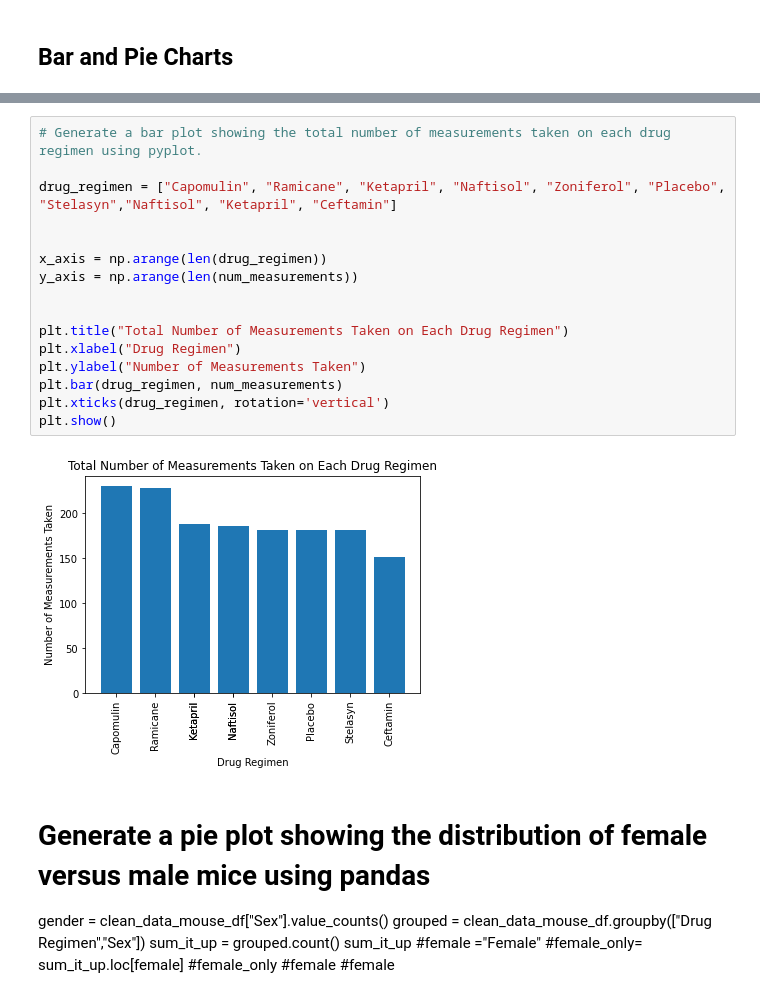
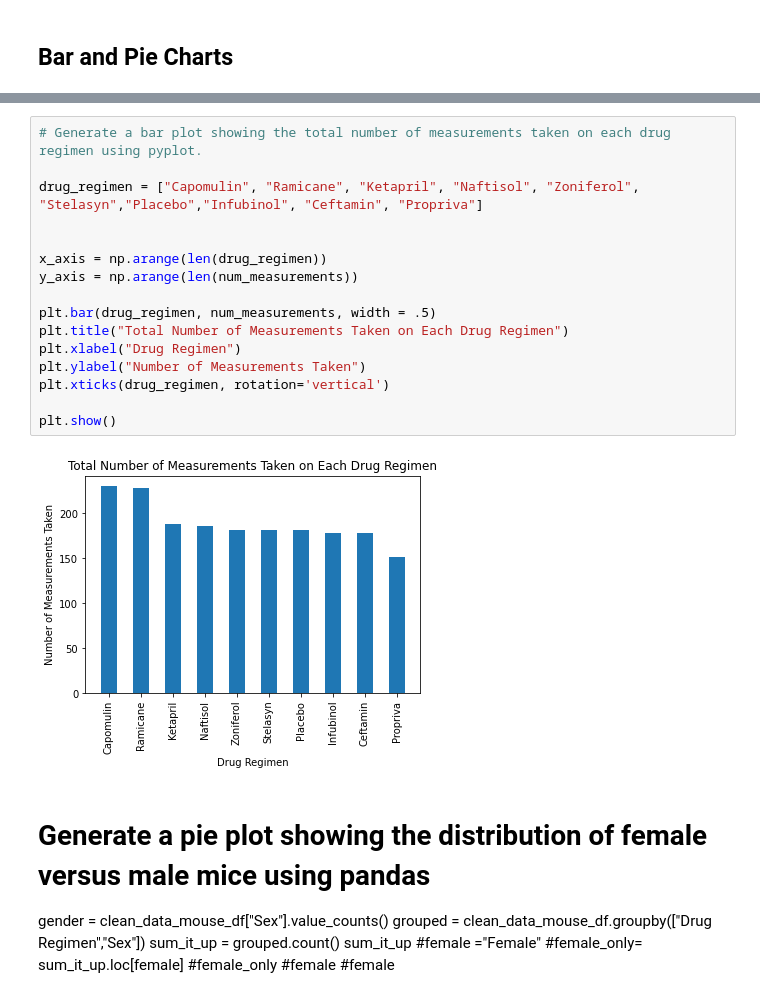
Before and after one commit to yperez0914/The-Power-of-Plots, a Jupyter notebook: Analysis/main.ipynb, the cells around one changed output, grey strips where cells are left out. Drawn from its saved outputs; the diff is of its cells as text.

```diff
--- a/Analysis/main.ipynb
+++ b/Analysis/main.ipynb
@@ -163,21 +161,21 @@ Name: Drug Regimen, dtype: int64
 # %%
 # Generate a bar plot showing the total number of measurements taken on each drug regimen using pyplot.
 
-drug_regimen = ["Capomulin", "Ramicane", "Ketapril", "Naftisol", "Zoniferol", "Placebo", "Stelasyn","Naftisol", "Ketapril", "Ceftamin"]
+drug_regimen = ["Capomulin", "Ramicane", "Ketapril", "Naftisol", "Zoniferol", "Stelasyn","Placebo","Infubinol", "Ceftamin", "Propriva"]
 
 
 x_axis = np.arange(len(drug_regimen))
 y_axis = np.arange(len(num_measurements))
 
-
+plt.bar(drug_regimen, num_measurements, width = .5)
 plt.title("Total Number of Measurements Taken on Each Drug Regimen")
 plt.xlabel("Drug Regimen")
 plt.ylabel("Number of Measurements Taken")
-plt.bar(drug_regimen, num_measurements)
 plt.xticks(drug_regimen, rotation='vertical')
+
 plt.show()
 # %% [output]
-[figure, old version]
+[figure, new version]
 # %% [markdown]
 # Generate a pie plot showing the distribution of female versus male mice using pandas
 gender = clean_data_mouse_df["Sex"].value_counts()
```
Also changed, not shown: parts of 13 cells of this notebook.
